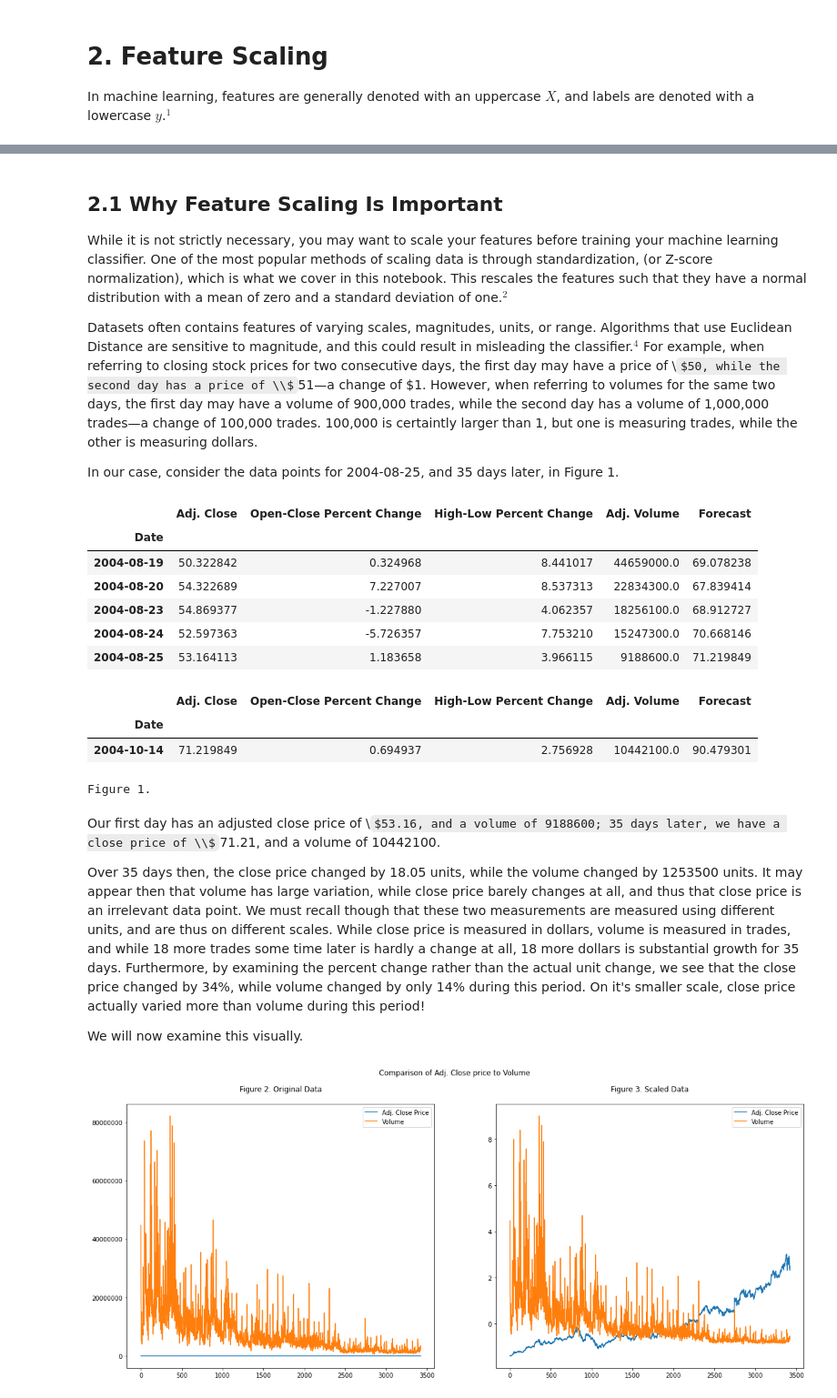
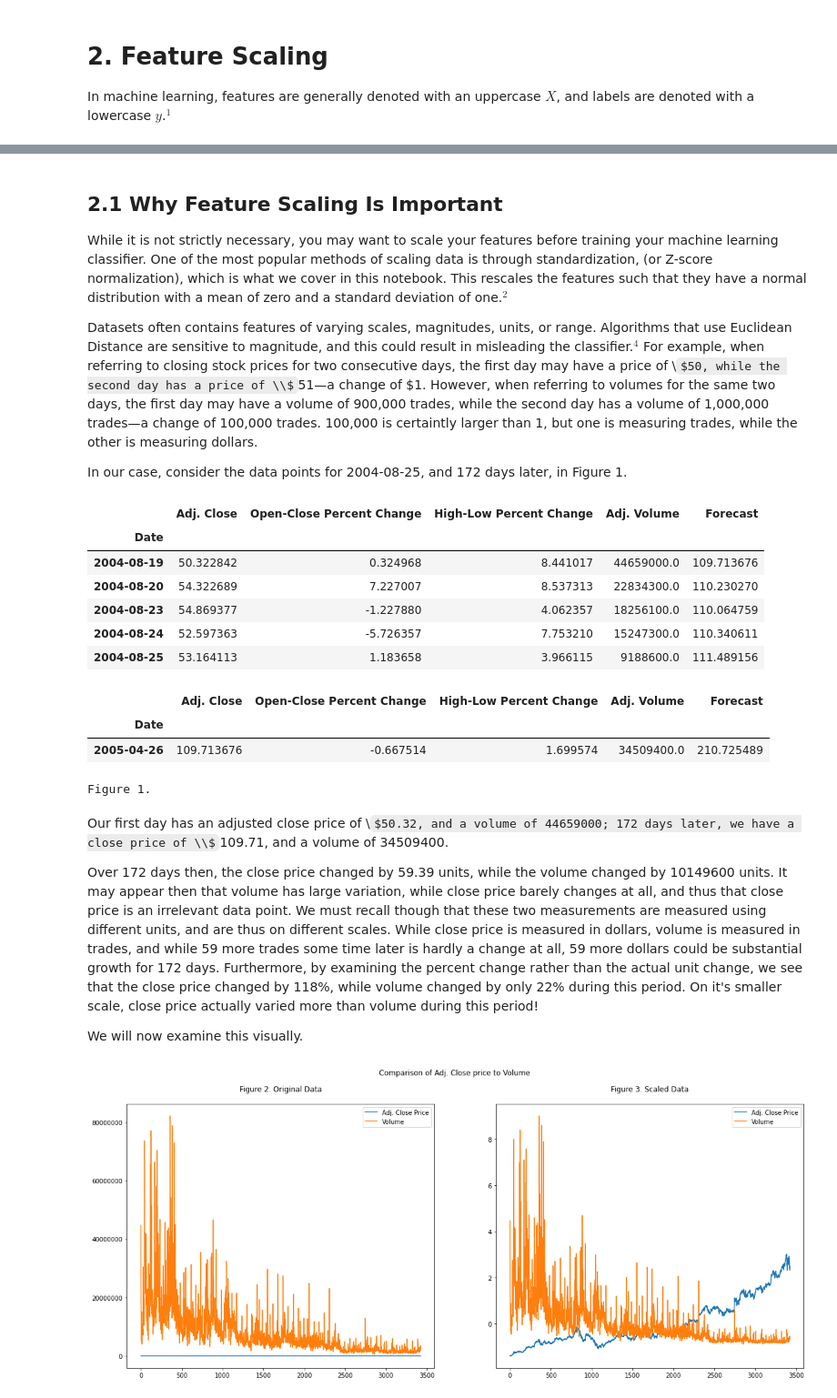
Before and after one commit to TylerTompa/LearnMachineLearning, a Jupyter notebook: Linear Regression/2. Feature Scaling.ipynb, the cells around one changed output, grey strips where cells are left out. Shown: that part at 91% size. Cells and saved outputs as stored; diff of their text form; code cells hidden in the pictures; some formulas as TeX source.

```diff
--- a/Linear Regression/2. Feature Scaling.ipynb
+++ b/Linear Regression/2. Feature Scaling.ipynb
@@ -67,27 +67,27 @@ While it is not strictly necessary, you may want to scale your features before t
 
 Datasets often contains features of varying scales, magnitudes, units, or range.  Algorithms that use Euclidean Distance are sensitive to magnitude, and this could result in misleading the classifier.$^{4}$  For example, when referring to closing stock prices for two consecutive days, the first day may have a price of \\$50, while the second day has a price of \\$51—a change of $1.  However, when referring to volumes for the same two days, the first day may have a volume of 900,000 trades, while the second day has a volume of 1,000,000 trades—a change of 100,000 trades.  100,000 is certaintly larger than 1, but one is measuring trades, while the other is measuring dollars.
 
-In our case, consider the data points for 2004-08-25, and 35 days later, in Figure 1.
+In our case, consider the data points for 2004-08-25, and 172 days later, in Figure 1.
 # %%
 display(stocks.head())
-display(stocks.head(40).tail(1))
+display(stocks.head(173).tail(1))
 print('\nFigure 1.')
 # %% [output]
 |  | Adj. Close | Open-Close Percent Change | High-Low Percent Change | Adj. Volume | Forecast |
 | Date |  |  |  |  |  |
-| 2004-08-19 | 50.322842 | 0.324968 | 8.441017 | 44659000.0 | 69.078238 |
-| 2004-08-20 | 54.322689 | 7.227007 | 8.537313 | 22834300.0 | 67.839414 |
-| 2004-08-23 | 54.869377 | -1.227880 | 4.062357 | 18256100.0 | 68.912727 |
-| 2004-08-24 | 52.597363 | -5.726357 | 7.753210 | 15247300.0 | 70.668146 |
-| 2004-08-25 | 53.164113 | 1.183658 | 3.966115 | 9188600.0 | 71.219849 |
+| 2004-08-19 | 50.322842 | 0.324968 | 8.441017 | 44659000.0 | 109.713676 |
+| 2004-08-20 | 54.322689 | 7.227007 | 8.537313 | 22834300.0 | 110.230270 |
+| 2004-08-23 | 54.869377 | -1.227880 | 4.062357 | 18256100.0 | 110.064759 |
+| 2004-08-24 | 52.597363 | -5.726357 | 7.753210 | 15247300.0 | 110.340611 |
+| 2004-08-25 | 53.164113 | 1.183658 | 3.966115 | 9188600.0 | 111.489156 |
 |  | Adj. Close | Open-Close Percent Change | High-Low Percent Change | Adj. Volume | Forecast |
 | Date |  |  |  |  |  |
-| 2004-10-14 | 71.219849 | 0.694937 | 2.756928 | 10442100.0 | 90.479301 |
+| 2005-04-26 | 109.713676 | -0.667514 | 1.699574 | 34509400.0 | 210.725489 |
 Figure 1.
 # %% [markdown]
-Our first day has an adjusted close price of \\$53.16, and a volume of 9188600; 35 days later, we have a close price of \\$71.21, and a volume of 10442100.
+Our first day has an adjusted close price of \\$50.32, and a volume of 44659000; 172 days later, we have a close price of \\$109.71, and a volume of 34509400.
 
-Over 35 days then, the close price changed by 18.05 units, while the volume changed by 1253500 units.  It may appear then that volume has large variation, while close price barely changes at all, and thus that close price is an irrelevant data point.  We must recall though that these two measurements are measured using different units, and are thus on different scales.  While close price is measured in dollars, volume is measured in trades, and while 18 more trades some time later is hardly a change at all, 18 more dollars is substantial growth for 35 days.  Furthermore, by examining the percent change rather than the actual unit change, we see that the close price changed by 34%, while volume changed by only 14% during this period.  On it's smaller scale, close price actually varied more than volume during this period!
+Over 172 days then, the close price changed by 59.39 units, while the volume changed by 10149600 units.  It may appear then that volume has large variation, while close price barely changes at all, and thus that close price is an irrelevant data point.  We must recall though that these two measurements are measured using different units, and are thus on different scales.  While close price is measured in dollars, volume is measured in trades, and while 59 more trades some time later is hardly a change at all, 59 more dollars could be substantial growth for 172 days.  Furthermore, by examining the percent change rather than the actual unit change, we see that the close price changed by 118%, while volume changed by only 22% during this period.  On it's smaller scale, close price actually varied more than volume during this period!
 
 We will now examine this visually.
 # %%
```
Also changed, not shown: parts of 4 cells of this notebook.
